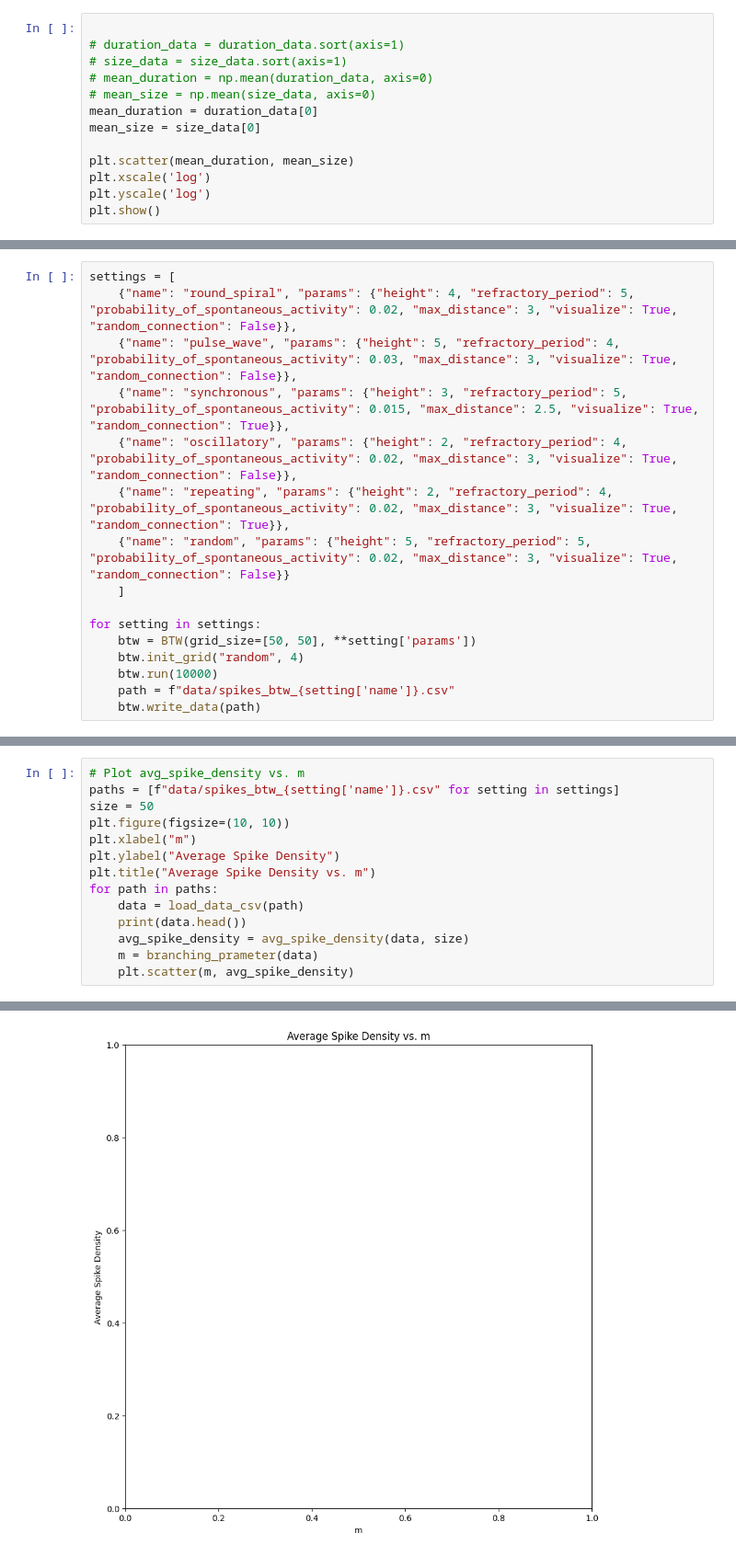
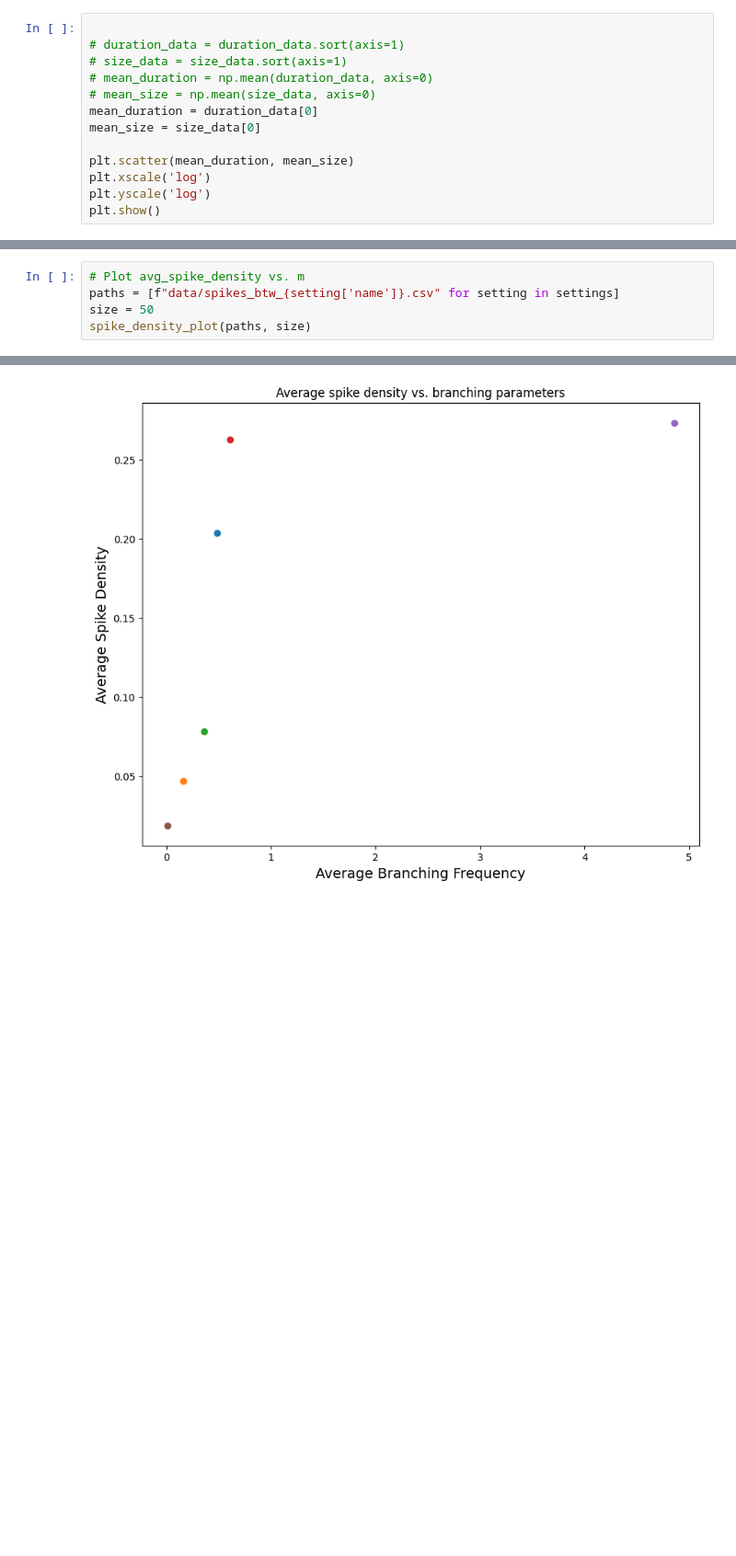
Before and after one commit to AmirSahrani/complex_system_simulation, a Jupyter notebook: analysis.ipynb, the cells around one changed output, grey strips where cells are left out. Shown: that part at 92% size. Saved outputs shown, nothing was run; the diff lists cells and outputs as text; blank space fills up the shorter version.

Commit message:
The first version of avg_spike_density vs. M. Fixed the run func in sandpile.py.

```diff
--- a/analysis.ipynb
+++ b/analysis.ipynb
@@ -74,16 +70,0 @@ spike_density_plot(paths, size)
-# %%
-settings = [
-    {"name": "round_spiral", "params": {"height": 4, "refractory_period": 5, "probability_of_spontaneous_activity": 0.02, "max_distance": 3, "visualize": True, "random_connection": False}},
-    {"name": "pulse_wave", "params": {"height": 5, "refractory_period": 4, "probability_of_spontaneous_activity": 0.03, "max_distance": 3, "visualize": True, "random_connection": False}},
-    {"name": "synchronous", "params": {"height": 3, "refractory_period": 5, "probability_of_spontaneous_activity": 0.015, "max_distance": 2.5, "visualize": True, "random_connection": True}},
-    {"name": "oscillatory", "params": {"height": 2, "refractory_period": 4, "probability_of_spontaneous_activity": 0.02, "max_distance": 3, "visualize": True, "random_connection": False}},
-    {"name": "repeating", "params": {"height": 2, "refractory_period": 4, "probability_of_spontaneous_activity": 0.02, "max_distance": 3, "visualize": True, "random_connection": True}},
-    {"name": "random", "params": {"height": 5, "refractory_period": 5, "probability_of_spontaneous_activity": 0.02, "max_distance": 3, "visualize": True, "random_connection": False}}
-    ]
-
-for setting in settings:
-    btw = BTW(grid_size=[50, 50], **setting['params'])
-    btw.init_grid("random", 4)
-    btw.run(10000)
-    path = f"data/spikes_btw_{setting['name']}.csv"
-    btw.write_data(path)
@@ -98,14 +86,5 @@ for setting in settings:
 # Plot avg_spike_density vs. m
 paths = [f"data/spikes_btw_{setting['name']}.csv" for setting in settings]
 size = 50
-plt.figure(figsize=(10, 10))
-plt.xlabel("m")
-plt.ylabel("Average Spike Density")
-plt.title("Average Spike Density vs. m")
-for path in paths:
-    data = load_data_csv(path)
-    print(data.head())
-    avg_spike_density = avg_spike_density(data, size)
-    m = branching_prameter(data)
-    plt.scatter(m, avg_spike_density)
+spike_density_plot(paths, size)
 # %% [output]
@@ -119 +91 @@ KeyError: 'spikes_total'
-[figure, old version]
+[figure, new version]
```
Also changed, not shown: parts of 4 cells of this notebook, 9 other files.
